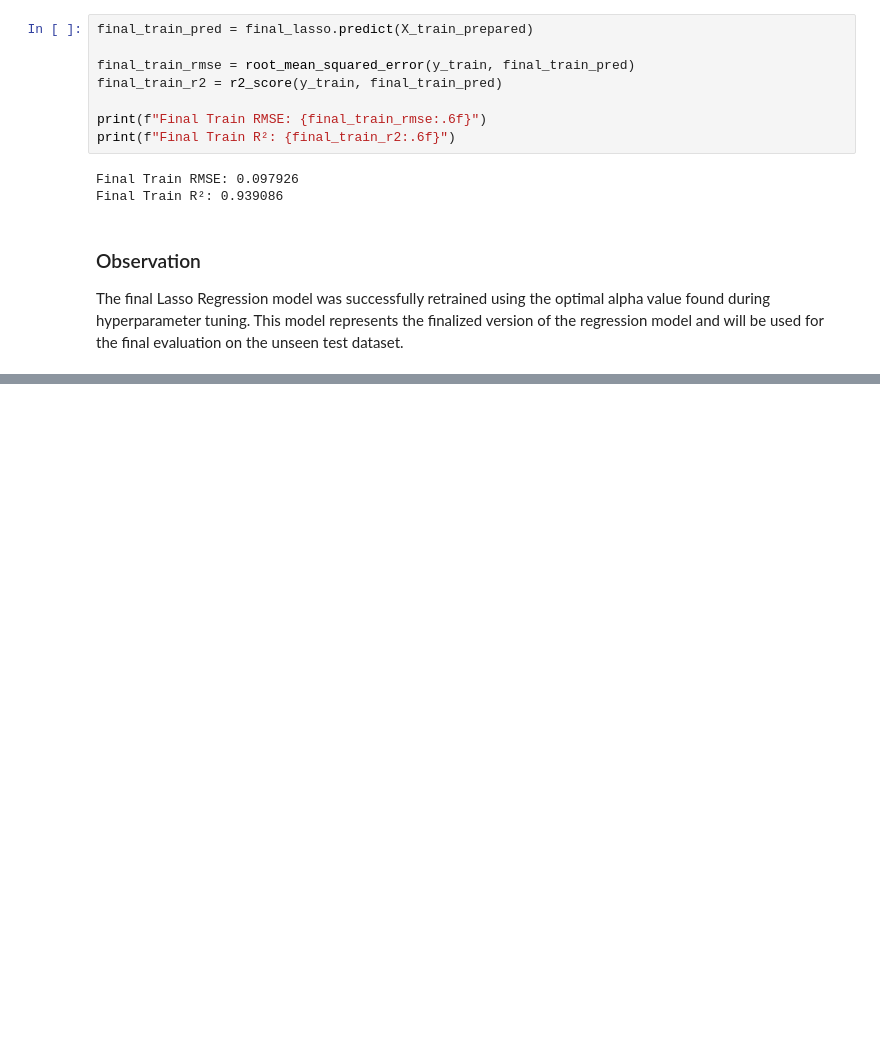
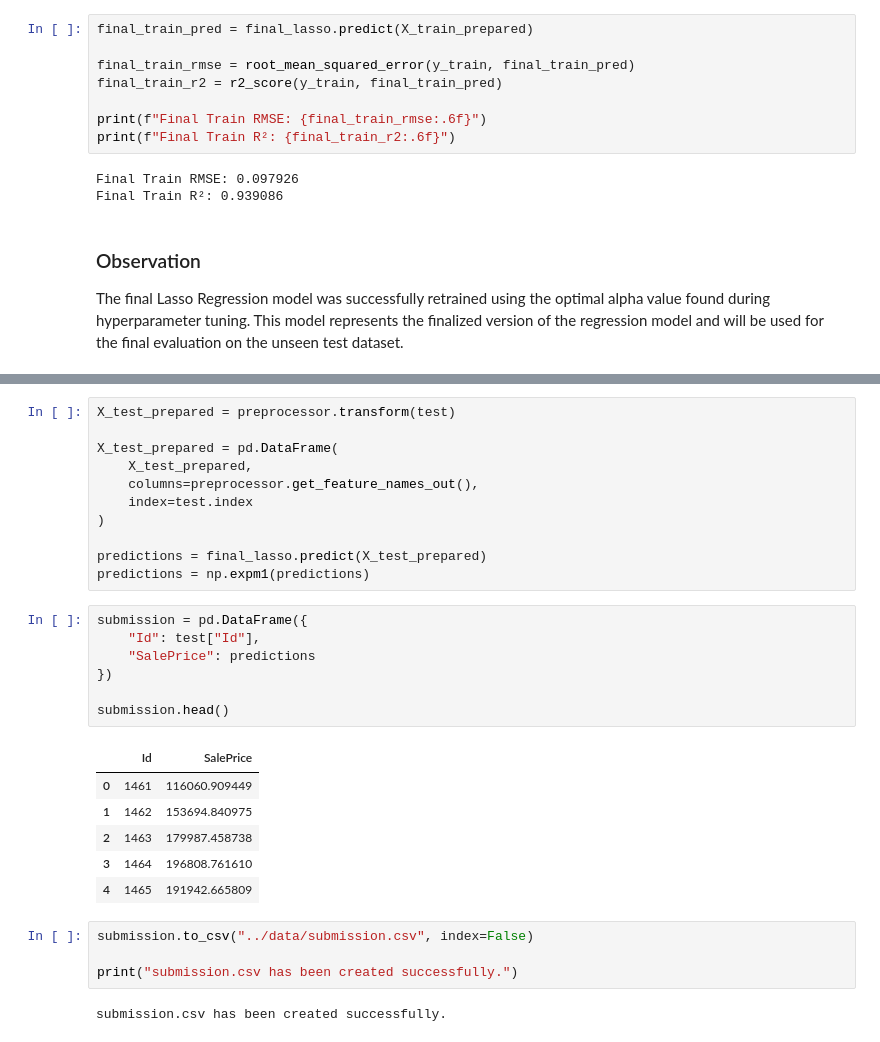
Before and after one commit to mustafa-al-soufi/house-price-prediction, a Jupyter notebook: notebooks/exploration.ipynb, the cells around one changed output, grey strips where cells are left out. Saved outputs shown, nothing was run; the diff lists cells and outputs as text; blank space fills up the shorter version.

Commit message:
Generate Kaggle submission

```diff
--- a/notebooks/exploration.ipynb
+++ b/notebooks/exploration.ipynb
@@ -1469,0 +1466,31 @@ The final Lasso Regression model was successfully retrained using the optimal al
+# %%
+X_test_prepared = preprocessor.transform(test)
+
+X_test_prepared = pd.DataFrame(
+    X_test_prepared,
+    columns=preprocessor.get_feature_names_out(),
+    index=test.index
+)
+
+predictions = final_lasso.predict(X_test_prepared)
+predictions = np.expm1(predictions)
+# %%
+submission = pd.DataFrame({
+    "Id": test["Id"],
+    "SalePrice": predictions
+})
+
+submission.head()
+# %% [output]
+|  | Id | SalePrice |
+| 0 | 1461 | 116060.909449 |
+| 1 | 1462 | 153694.840975 |
+| 2 | 1463 | 179987.458738 |
+| 3 | 1464 | 196808.761610 |
+| 4 | 1465 | 191942.665809 |
+# %%
+submission.to_csv("../data/submission.csv", index=False)
+
+print("submission.csv has been created successfully.")
+# %% [output]
+submission.csv has been created successfully.
```
Also changed, not shown: parts of 5 cells of this notebook, 4 other files.
